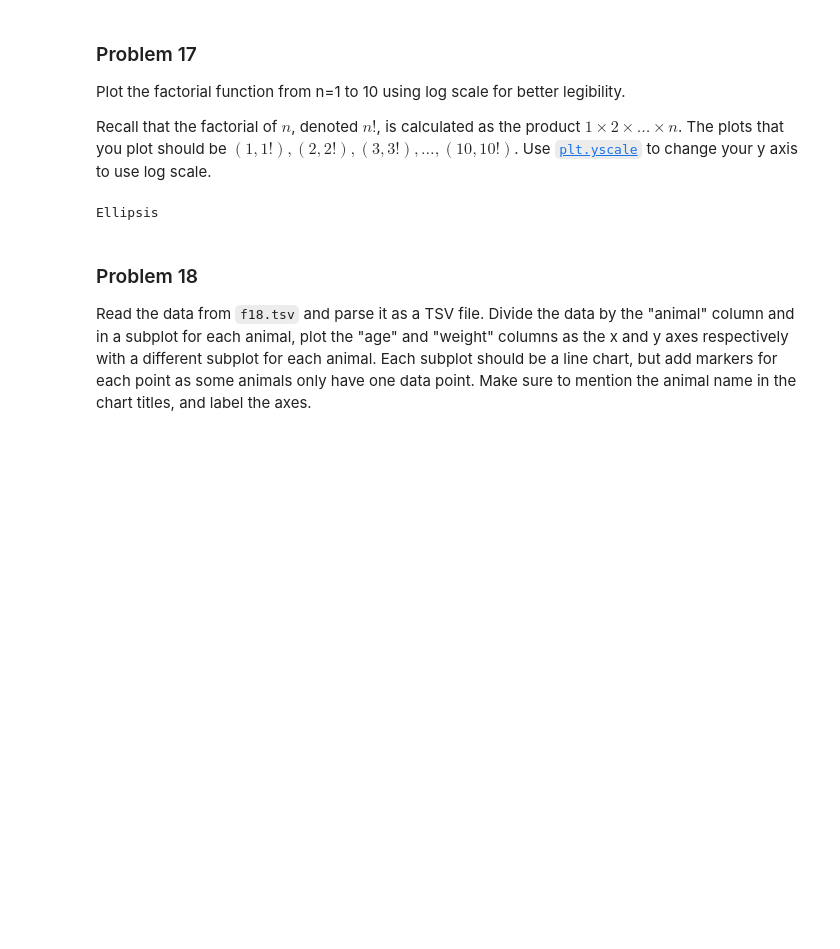
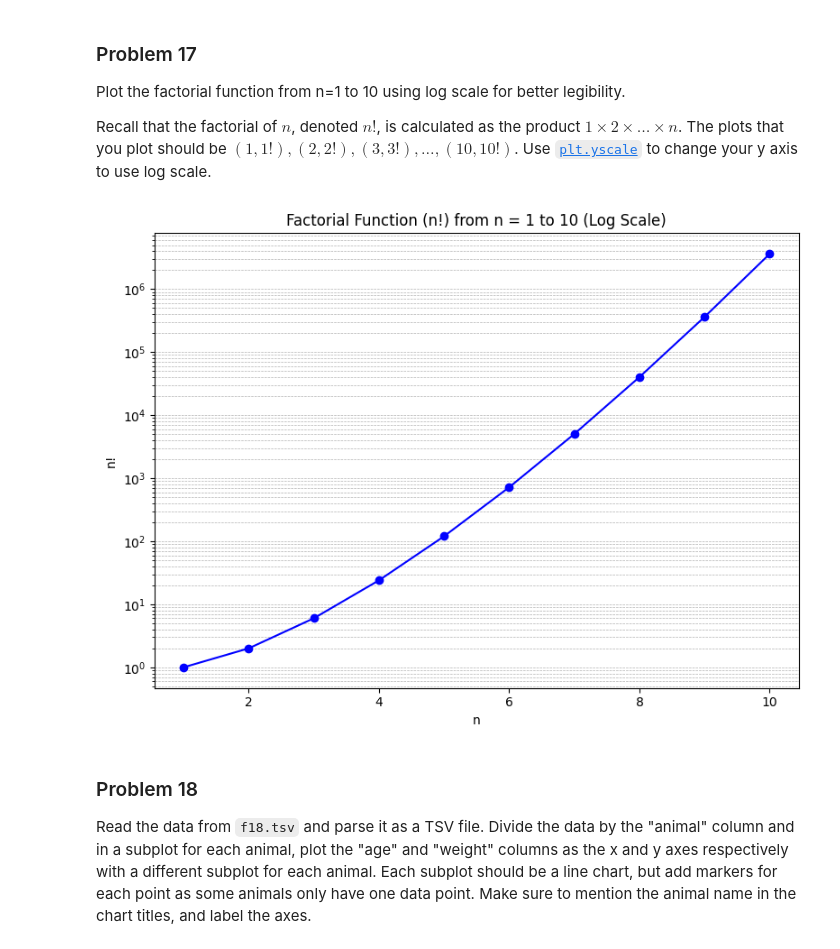
Before and after one commit to victordvas/dx602-homework-05, a Jupyter notebook: homework.ipynb, the cells around one changed output. Cells and saved outputs as stored; diff of their text form; code cells hidden in the pictures; blank space fills up the shorter version.

```diff
--- a/homework.ipynb
+++ b/homework.ipynb
@@ -471,12 +471,22 @@ Plot the factorial function from n=1 to 10 using log scale for better legibility
 Recall that the factorial of $n$, denoted $n!$, is calculated as the product $1 \times 2 \times \ldots \times n$.
 The plots that you plot should be $(1, 1!), (2, 2!), (3, 3!), \ldots, (10, 10!)$.
 Use [`plt.yscale`](https://matplotlib.org/stable/api/_as_gen/matplotlib.pyplot.yscale.html) to change your y axis to use log scale.
-# %%
-# YOUR CHANGES HERE
-
-...
-# %% [output]
-Ellipsis
+# %%
+# YOUR CHANGES HERE
+
+n_values = list(range(1, 11))
+factorials = [math.factorial(n) for n in n_values]
+plt.figure(figsize=(8, 6))
+plt.plot(n_values, factorials, marker='o', linestyle='-', color='blue')
+plt.yscale('log')
+plt.title("Factorial Function (n!) from n = 1 to 10 (Log Scale)")
+plt.xlabel("n")
+plt.ylabel("n!")
+plt.grid(True, which="both", axis='y', linestyle='--', linewidth=0.5)
+plt.tight_layout()
+plt.show()
+# %% [output]
+[figure, added]
 # %% [markdown]
 ### Problem 18
 
```
Also changed, not shown: parts of 6 cells of this notebook.
